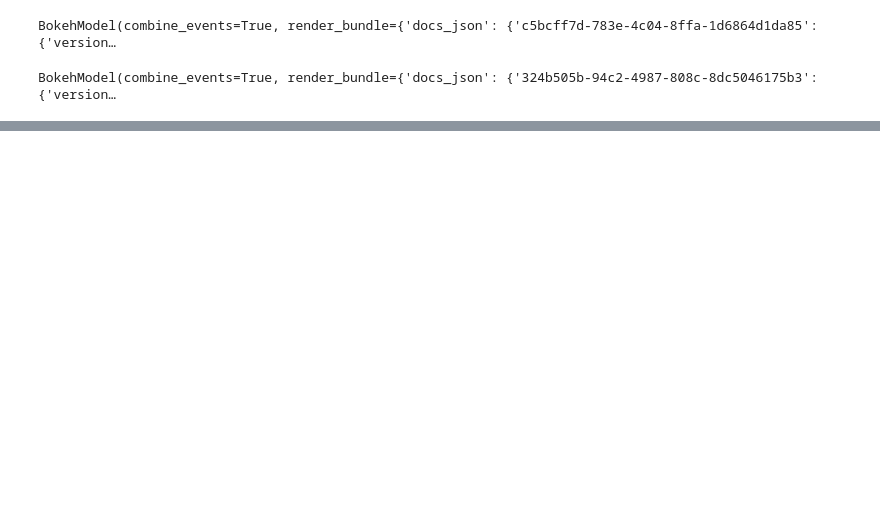
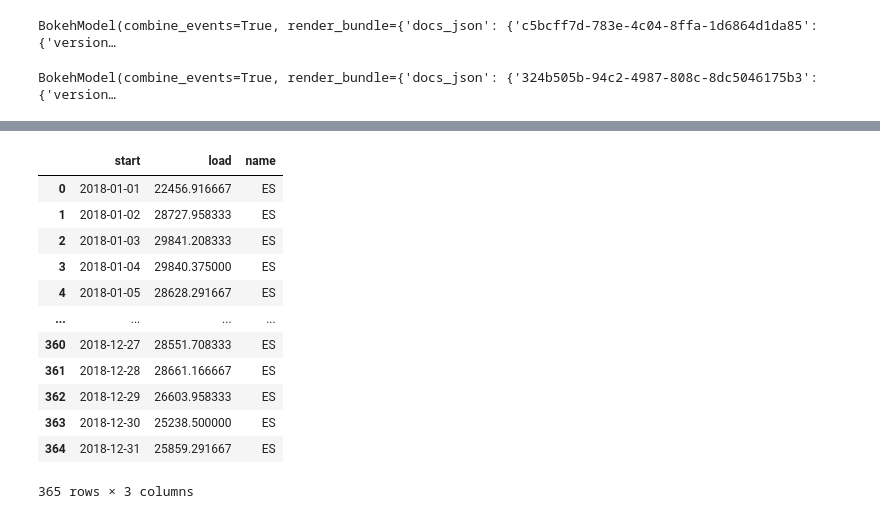
Before and after one commit to javier99o/VD_practica, a Jupyter notebook: Programa.ipynb, the cells around one changed output, grey strips where cells are left out. Cells and saved outputs as stored; diff of their text form; code cells hidden in the pictures; blank space fills up the shorter version.

```diff
--- a/Programa.ipynb
+++ b/Programa.ipynb
@@ -221,0 +228,35 @@ alt.Chart(df).mark_area().encode(
+# %%
+import pandas as pd
+
+file_paths = ['Datos/Emisiones/archive/be.csv',
+              'Datos/Emisiones/archive/de.csv',
+              'Datos/Emisiones/archive/es.csv',
+              'Datos/Emisiones/archive/fr.csv',
+              'Datos/Emisiones/archive/gb.csv',
+              'Datos/Emisiones/archive/it.csv',
+              'Datos/Emisiones/archive/nl.csv',
+              'Datos/Emisiones/archive/pt.csv']
+
+df_list_raw = []
+df_mod = []
+countries = ['BE','DE','ES','FR','GB','IT','NL','PT']
+
+for path in file_paths:
+    df_list_raw.append(pd.read_csv(path, delimiter=','))
+# %%
+for i, df in enumerate(df_list_raw):
+    df = df[['start','load']]
+    df['start']=pd.to_datetime(df['start'], utc = True)
+
+    df = df[df['start'].dt.year == 2018]
+
+    # Agrupar por hora y calcular la media
+    df.set_index('start', inplace=True)
+    df_edit = df.resample('D').mean()
+
+    df_edit = df_edit.reset_index()
+
+    df_edit['name'] = countries[i]
+    df_edit['start'] = pd.to_datetime(df_edit['start']).dt.strftime('%Y-%m-%d')
+
+    df_mod.append(df_edit)
@@ -221,0 +281,16 @@ alt.Chart(df).mark_area().encode(
+# %%
+df_mod[2]
+# %% [output]
+|  | start | load | name |
+| 0 | 2018-01-01 | 22456.916667 | ES |
+| 1 | 2018-01-02 | 28727.958333 | ES |
+| 2 | 2018-01-03 | 29841.208333 | ES |
+| 3 | 2018-01-04 | 29840.375000 | ES |
+| 4 | 2018-01-05 | 28628.291667 | ES |
+| ... | ... | ... | ... |
+| 360 | 2018-12-27 | 28551.708333 | ES |
+| 361 | 2018-12-28 | 28661.166667 | ES |
+| 362 | 2018-12-29 | 26603.958333 | ES |
+| 363 | 2018-12-30 | 25238.500000 | ES |
+| 364 | 2018-12-31 | 25859.291667 | ES |
+365 rows × 3 columns
```
Also changed, not shown: parts of 4 cells of this notebook, 3 other files.
